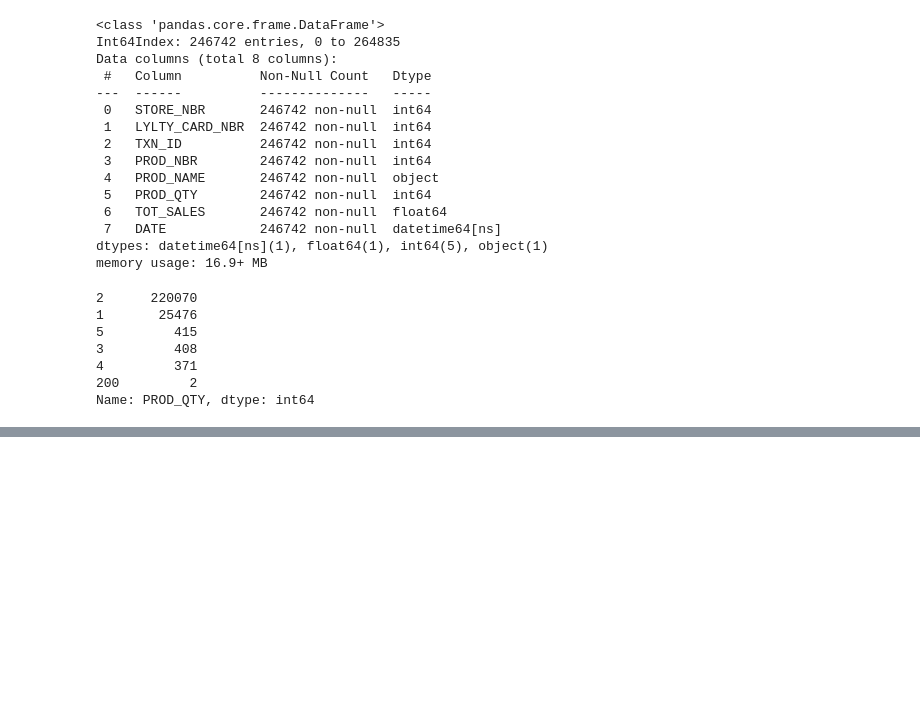
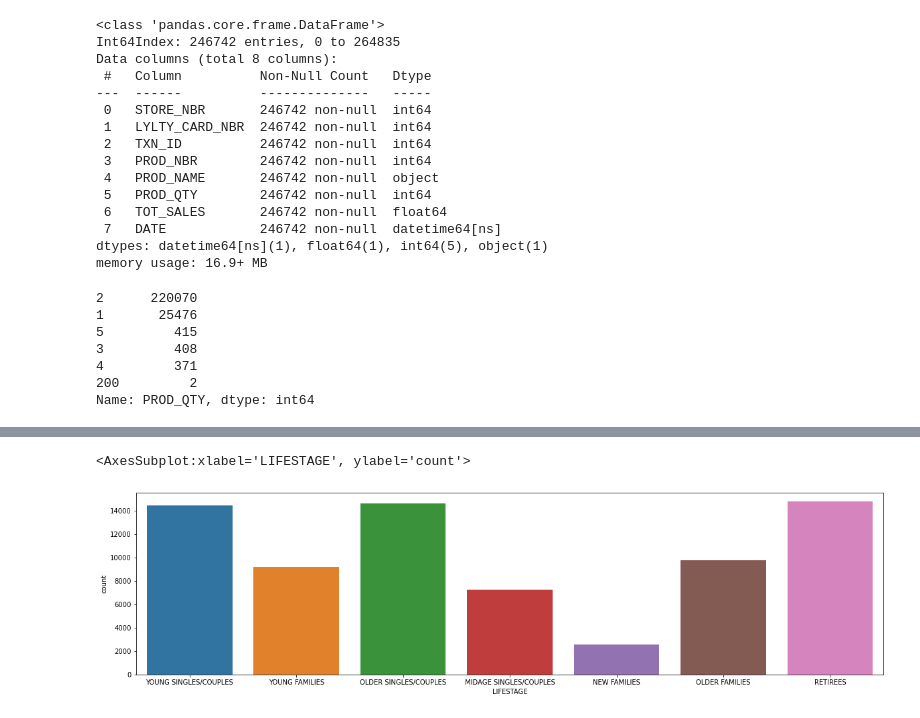
Before and after one commit to alicelo125/Quantium-task, a Jupyter notebook: data-analysis.ipynb, the cells around one changed output, grey strips where cells are left out. Saved outputs shown, nothing was run; the diff lists cells and outputs as text; code cells hidden in the pictures; blank space fills up the shorter version.

```diff
--- a/data-analysis.ipynb
+++ b/data-analysis.ipynb
@@ -168,0 +201,7 @@ See the caveats in the documentation: https://pandas.pydata.org/pandas-docs/stab
+# %%
+plt.figure(figsize=(20,5))
+sns.countplot(x='LIFESTAGE',data=both)
+# young single/couple, older single/couple and retures are highest category on buying chips
+# %% [output]
+<AxesSubplot:xlabel='LIFESTAGE', ylabel='count'>
+[figure, added]
```
Also changed, not shown: parts of 23 cells of this notebook.
